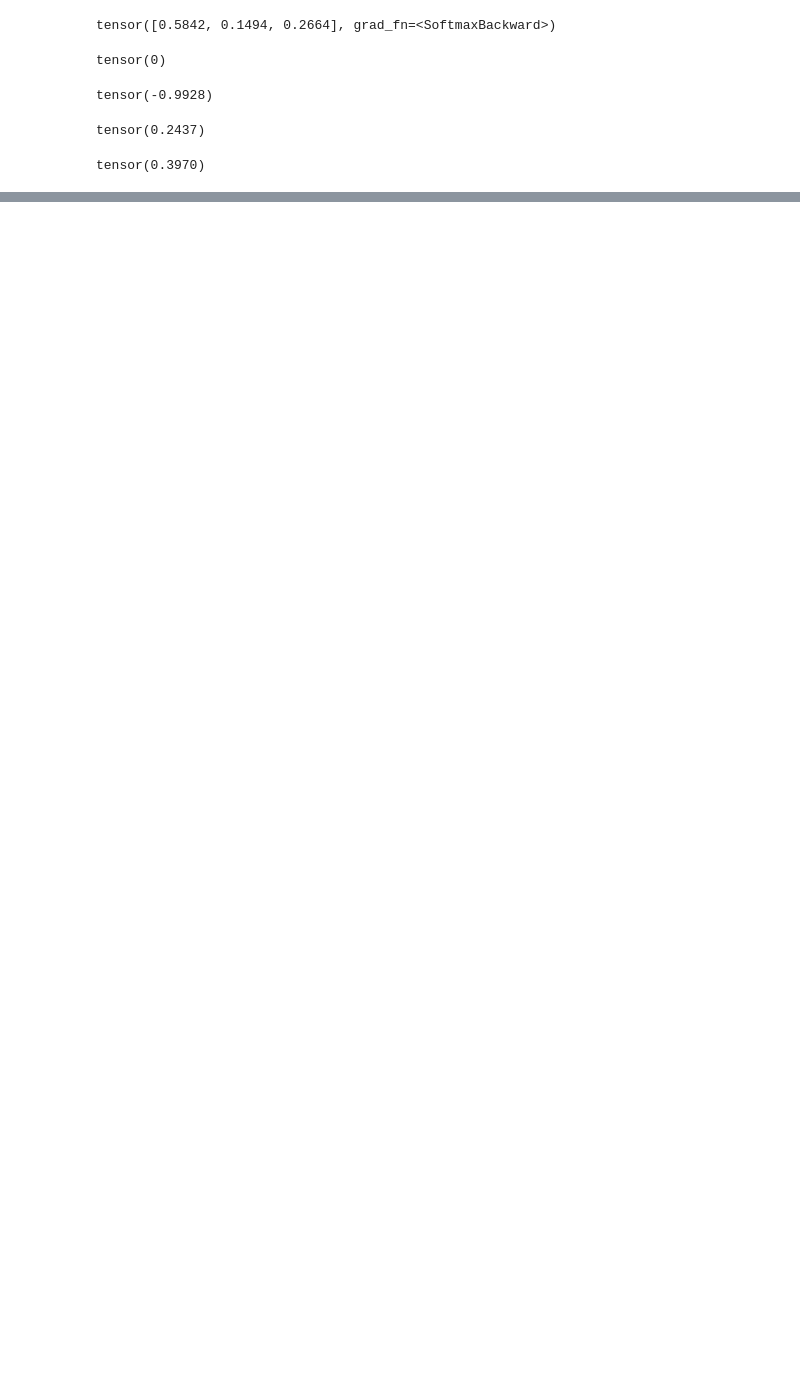
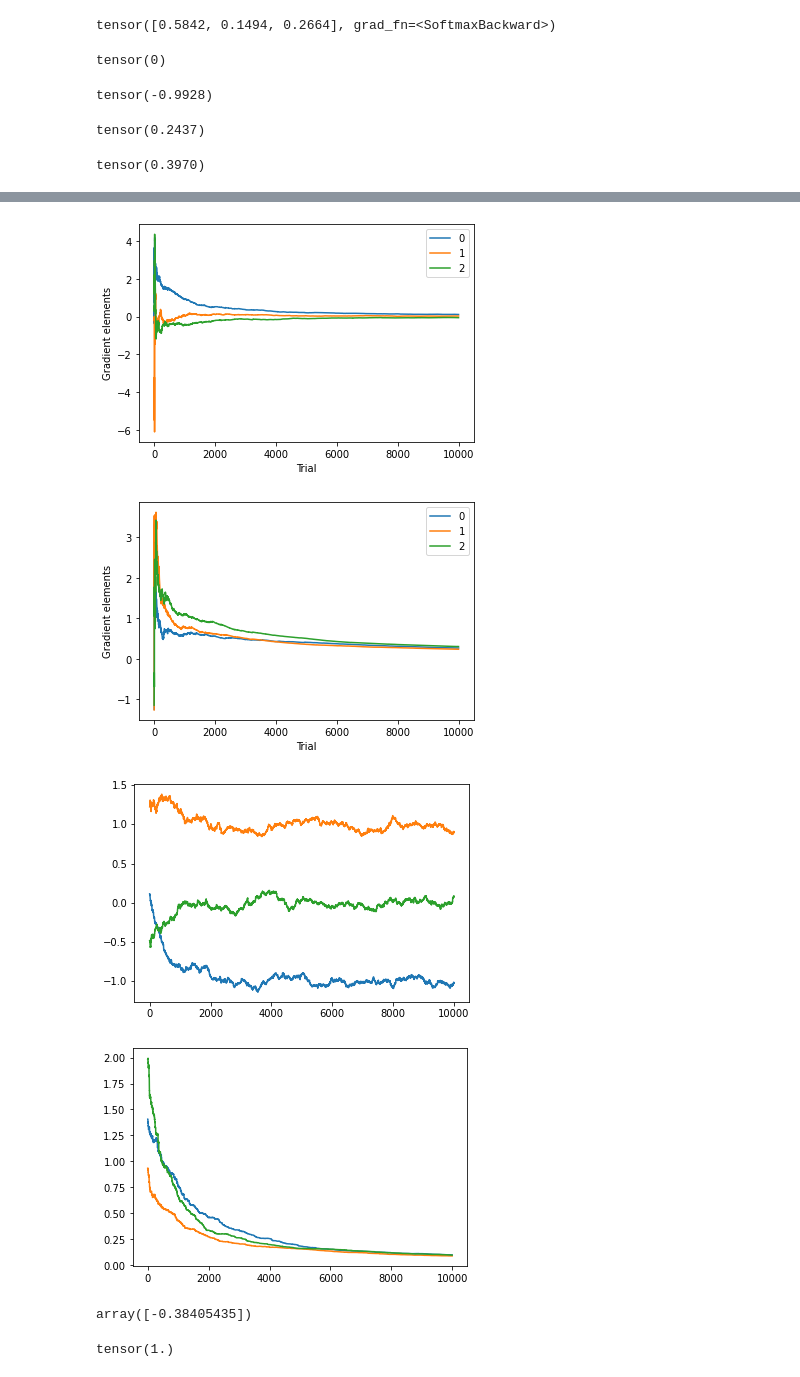
Before and after one commit to MehranTaghian/policy-gradient-methods, a Jupyter notebook: 2/test.ipynb, the cells around one changed output, grey strips where cells are left out. Drawn from its saved outputs; the diff is of its cells as text; code cells hidden in the pictures; blank space fills up the shorter version.

```diff
--- a/2/test.ipynb
+++ b/2/test.ipynb
@@ -40,0 +109,72 @@ tensor(0.3970)
+# %%
+%reset -f
+
+import torch as tor
+import matplotlib.pyplot as plt
+import numpy as np
+
+# Problem
+act_dim = 3
+astar = tor.tensor([-1., +1, 0])
+
+# Solution
+mu = tor.randn(act_dim, requires_grad=True)
+log_sigma = tor.randn(act_dim, requires_grad=True)
+opt = tor.optim.SGD([mu, log_sigma], lr=0.001)
+
+# Experiment
+T = 10000
+mus = tor.zeros(T, act_dim)
+sigmas = tor.zeros(T, act_dim)
+
+grads_mu = tor.zeros((T, act_dim))
+grads_sigma = tor.zeros((T, act_dim))
+
+for t in range(T):
+    # Interaction
+    pol = tor.distributions.MultivariateNormal(mu, tor.diag(tor.exp(log_sigma)))
+    A = pol.sample()
+    R = -tor.norm(A-astar)**2 + tor.randn(1)
+
+    # Compute loss
+    sur_obj = pol.log_prob(A)*R
+    loss = -sur_obj
+
+    # Update
+    opt.zero_grad()
+    loss.backward()
+    opt.step()
+
+    # Log
+    mus[t] = mu.data.clone()
+    sigmas[t] = tor.exp(log_sigma.data.clone())
+
+    grads_mu[t] = mu.grad.data.clone()
+    grads_sigma[t] = log_sigma.grad.data.clone()
+
+grad_mean = np.cumsum(grads_mu, 0)/np.arange(1, T+1, 1).repeat(3).reshape((T, act_dim))
+plt.gca().set_prop_cycle(None)
+p = plt.plot(grad_mean)
+plt.xlabel('Trial')
+plt.ylabel('Gradient elements')
+plt.legend(iter(p), range(act_dim))
+
+plt.figure()
+grad_mean = np.cumsum(grads_sigma, 0)/np.arange(1, T+1, 1).repeat(3).reshape((T, act_dim))
+plt.gca().set_prop_cycle(None)
+p = plt.plot(grad_mean)
+plt.xlabel('Trial')
+plt.ylabel('Gradient elements')
+plt.legend(iter(p), range(act_dim))
+
+
+plt.figure()
+plt.plot(mus)
+plt.figure()
+plt.plot(sigmas)
+plt.show()
+# %% [output]
+[figure, added]
+[figure, added]
+[figure, added]
+[figure, added]
@@ -40,0 +183,8 @@ tensor(0.3970)
+# %%
+np.random.randn(1)
+# %% [output]
+array([-0.38405435])
+# %%
+tor.norm(tor.tensor(-10.0) + tor.tensor(9.0))
+# %% [output]
+tensor(1.)
```
Also changed, not shown: parts of 7 cells of this notebook, 2 other files.
